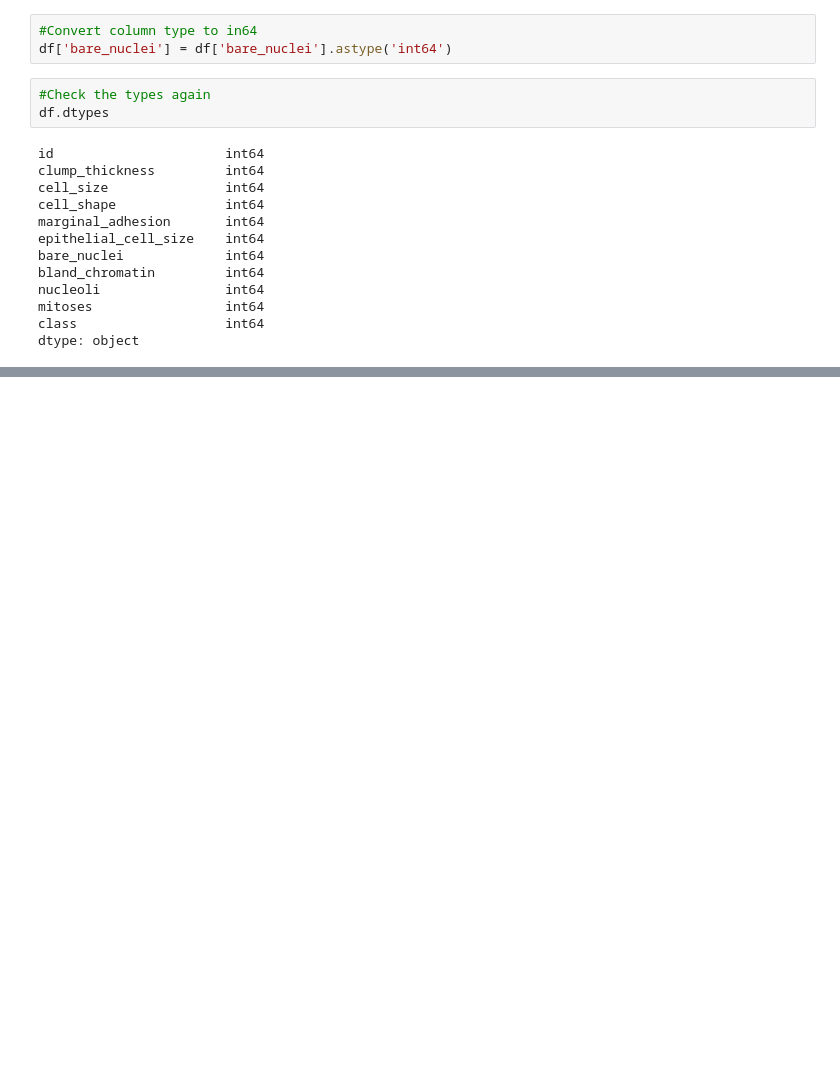
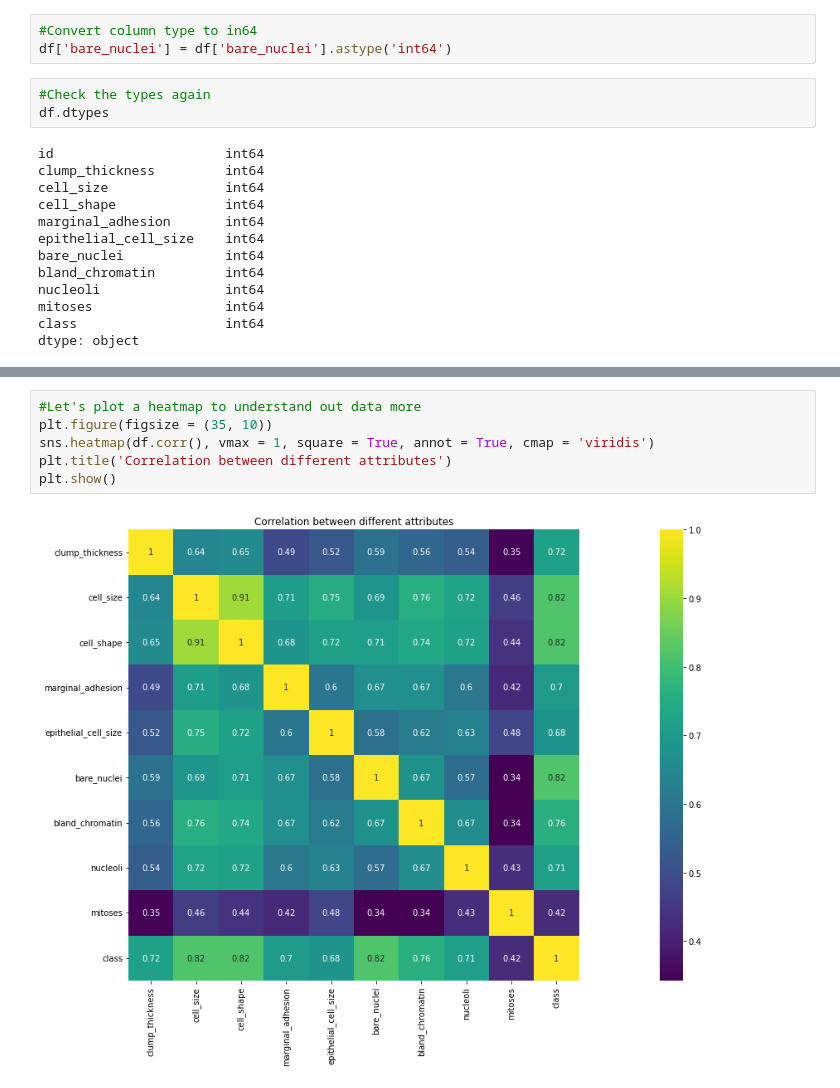
Before and after one commit to OjureFred/UCI-Breast-Cancer-ML-Classification, a Jupyter notebook: UCI-Breast-Cancer-Classification.ipynb, the cells around one changed output, grey strips where cells are left out. Saved outputs shown, nothing was run; the diff lists cells and outputs as text; blank space fills up the shorter version.

Commit message:
2. Completed data analysis

```diff
--- a/UCI-Breast-Cancer-Classification.ipynb
+++ b/UCI-Breast-Cancer-Classification.ipynb
@@ -243,0 +258,8 @@ sns.boxplot(data = df, orient = 'h')
+# %%
+#Let's plot a heatmap to understand out data more
+plt.figure(figsize = (35, 10))
+sns.heatmap(df.corr(), vmax = 1, square = True, annot = True, cmap = 'viridis')
+plt.title('Correlation between different attributes')
+plt.show()
+# %% [output]
+[figure, added]
```
Also changed, not shown: parts of 35 cells of this notebook.
